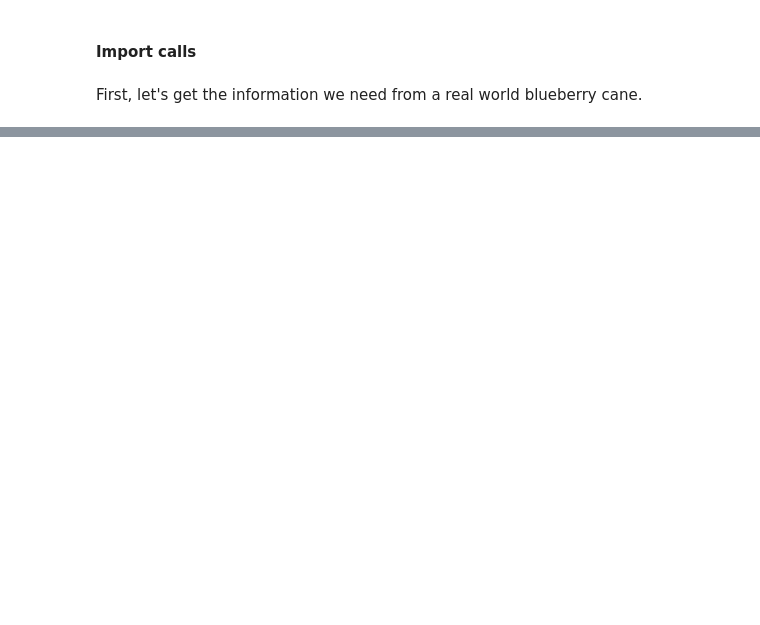
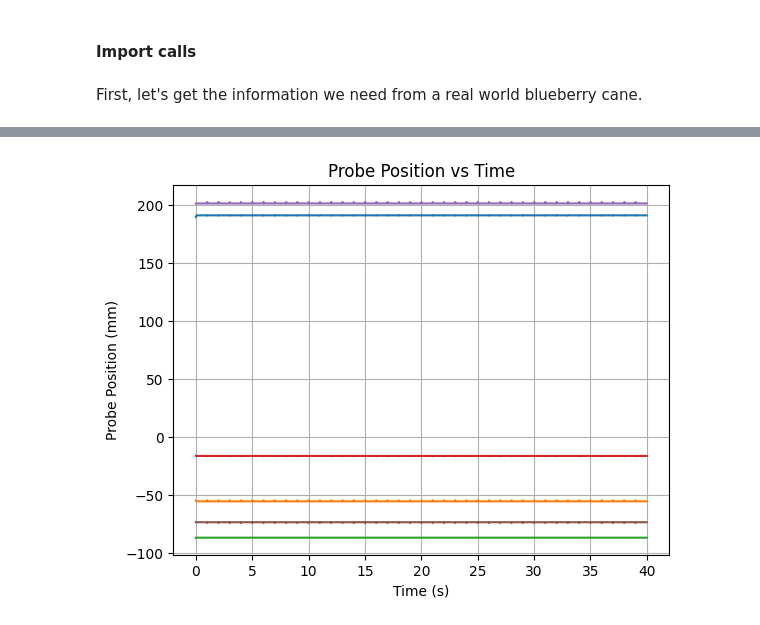
Before and after one commit to Intelligent-Machines-and-Materials-Lab/MuJoCoBlueberryModeling, a Jupyter notebook: src/branchSim.ipynb, the cells around one changed output, grey strips where cells are left out. Drawn from its saved outputs; the diff is of its cells as text; code cells hidden in the pictures; blank space fills up the shorter version.

```diff
--- a/src/branchSim.ipynb
+++ b/src/branchSim.ipynb
@@ -62,28 +63,3 @@ BRANCH_STIFFNESS = 295
 tm = TransformManager()
 # %% [markdown]
 First, let's get the information we need from a real world blueberry cane.
-# %%
-# ----------------------------------------------------------------
-# Functions that could probably get moved to another file
-# ----------------------------------------------------------------
-
-def flip_segs_from_curve(segs, print_output=False):
-    # Switch coordinate frames from spline (camera) to MuJoCo and center at origin
-    trans_segs = np.zeros_like(segs)
-    trans_segs[:,0] = segs[:,2].copy()-segs[-1,2]  # +x in mujoco is +z in camera ("forwards")
-    trans_segs[:,1] = -segs[:,0].copy()+segs[-1,0]  # +y in mujoco is -x in camera ("left")
-    trans_segs[:,2] = -segs[:,1].copy()+segs[-1,1]  # +z in mujoco is -y in camera ("up") (y was down in camera)
-    segs_flipped = trans_segs[::-1]
-    if print_output:
-        print(segs_flipped)
-    return segs_flipped
-
-def get_midpoints(segs, print_output=False):
-    midpoint_zs = []
-    for i in range(len(segs)-1):
-        midpoint = (segs[i] + segs[i+1]) / 2
-        midpoint_zs.append(midpoint[2])
-    midpoint_zs = np.array(midpoint_zs)
-    if print_output:
-        print(midpoint_zs)
-    return midpoint_zs
@@ -533,3 +489,14 @@ Radii at segment midpoints (m):  [0.005 0.004 0.004 0.003]
+# %%
+# plot posvals vs time for the first 10 mm of displacement
+plt.figure()
+plt.plot(timevals, np.array(posvals)*1000)  # convert from m to mm for easier comparison to push data
+plt.xlabel("Time (s)")
+plt.ylabel("Probe Position (mm)")
+plt.title("Probe Position vs Time")
+plt.grid()
+plt.show()
+# %% [output]
+[figure, added]
 # %%
 metadata_df = pd.DataFrame(metadata)
 metadata_df.to_csv('../data/results/metadata_' + str(datetime.date.today()) + '.csv', index=False)
```
Also changed, not shown: parts of 4 cells of this notebook, 2 other files.
